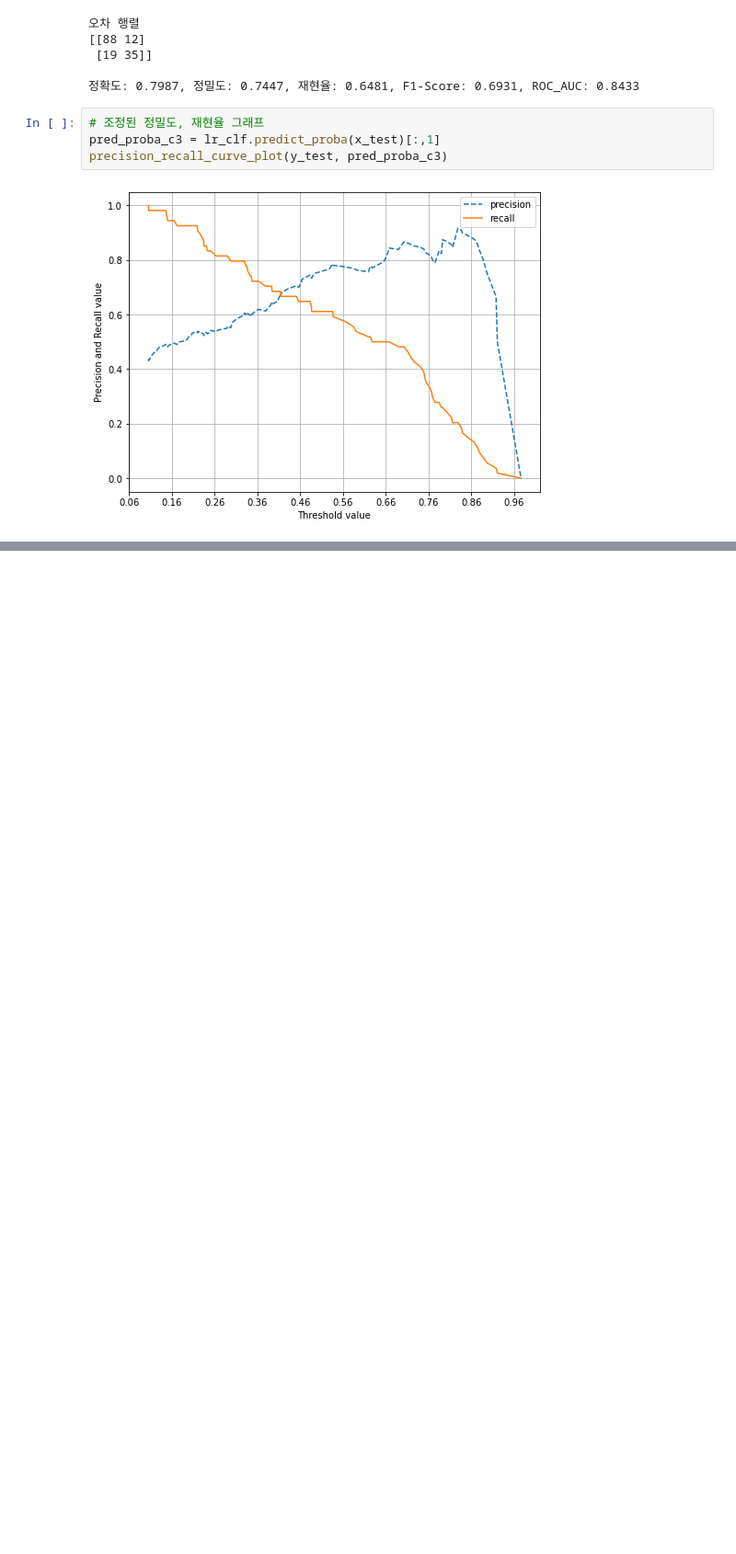
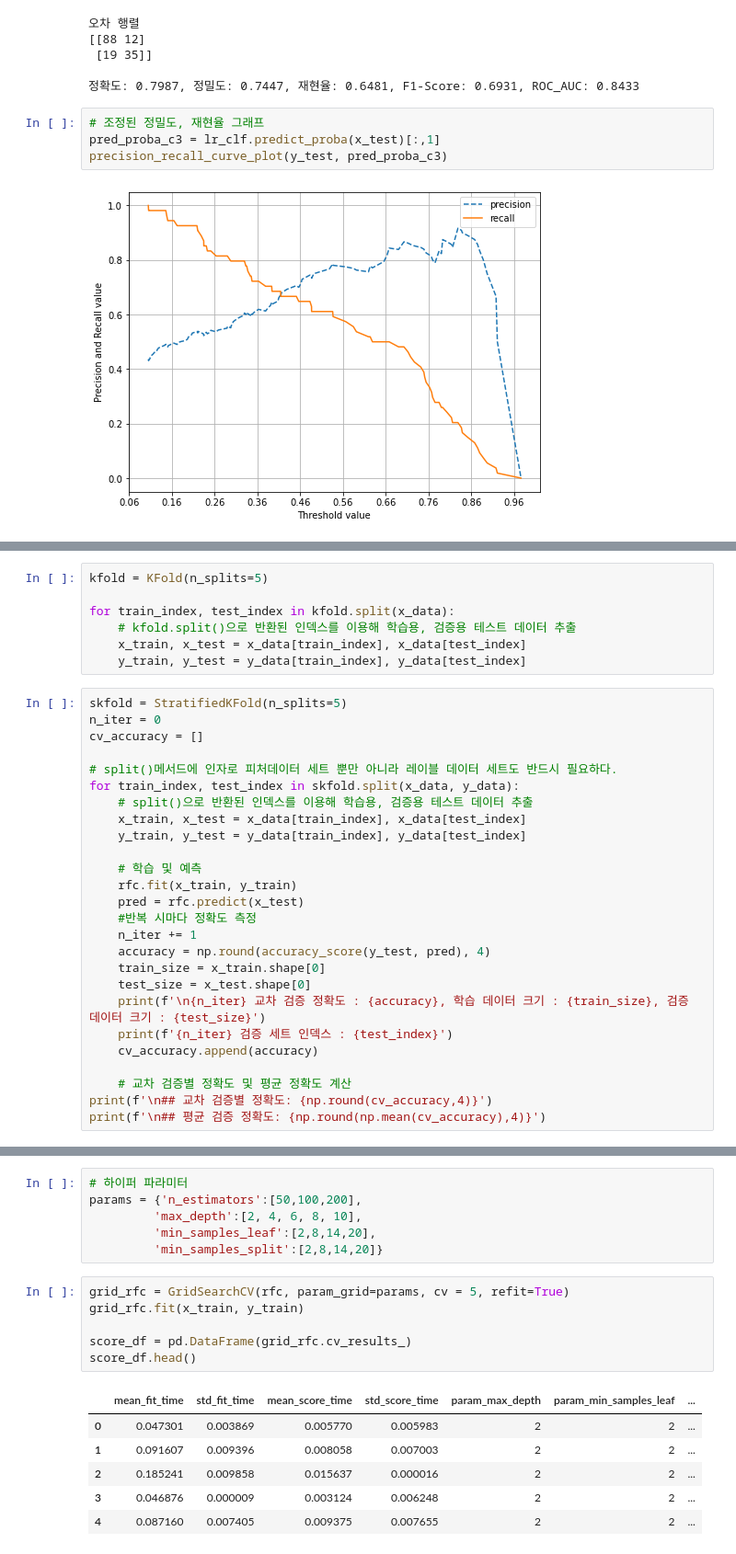
Before and after one commit to Toddbear20/Toddbear20, a Jupyter notebook: m7_모델성능 평가/분류 모델 평가.ipynb, the cells around one changed output, grey strips where cells are left out. Shown: that part at 92% size. Cells and saved outputs as stored; diff of their text form; blank space fills up the shorter version.

```diff
--- a/m7_모델성능 평가/분류 모델 평가.ipynb
+++ b/m7_모델성능 평가/분류 모델 평가.ipynb
@@ -658,0 +1003,33 @@ precision_recall_curve_plot(y_test, pred_proba_c3)
+# %%
+kfold = KFold(n_splits=5)
+
+for train_index, test_index in kfold.split(x_data):
+    # kfold.split()으로 반환된 인덱스를 이용해 학습용, 검증용 테스트 데이터 추출
+    x_train, x_test = x_data[train_index], x_data[test_index]
+    y_train, y_test = y_data[train_index], y_data[test_index]
+# %%
+skfold = StratifiedKFold(n_splits=5)
+n_iter = 0
+cv_accuracy = []
+
+# split()메서드에 인자로 피처데이터 세트 뿐만 아니라 레이블 데이터 세트도 반드시 필요하다.
+for train_index, test_index in skfold.split(x_data, y_data):
+    # split()으로 반환된 인덱스를 이용해 학습용, 검증용 테스트 데이터 추출
+    x_train, x_test = x_data[train_index], x_data[test_index]
+    y_train, y_test = y_data[train_index], y_data[test_index]
+
+    # 학습 및 예측
+    rfc.fit(x_train, y_train)
+    pred = rfc.predict(x_test)
+    #반복 시마다 정확도 측정
+    n_iter += 1
+    accuracy = np.round(accuracy_score(y_test, pred), 4)
+    train_size = x_train.shape[0]
+    test_size = x_test.shape[0]
+    print(f'\n{n_iter} 교차 검증 정확도 : {accuracy}, 학습 데이터 크기 : {train_size}, 검증 데이터 크기 : {test_size}')
+    print(f'{n_iter} 검증 세트 인덱스 : {test_index}')
+    cv_accuracy.append(accuracy)
+
+    # 교차 검증별 정확도 및 평균 정확도 계산
+print(f'\n## 교차 검증별 정확도: {np.round(cv_accuracy,4)}')
+print(f'\n## 평균 검증 정확도: {np.round(np.mean(cv_accuracy),4)}')
@@ -658,0 +1062,19 @@ precision_recall_curve_plot(y_test, pred_proba_c3)
+# %%
+# 하이퍼 파라미터
+params = {'n_estimators':[50,100,200],
+         'max_depth':[2, 4, 6, 8, 10],
+         'min_samples_leaf':[2,8,14,20],
+         'min_samples_split':[2,8,14,20]}
+# %%
+grid_rfc = GridSearchCV(rfc, param_grid=params, cv = 5, refit=True)
+grid_rfc.fit(x_train, y_train)
+
+score_df = pd.DataFrame(grid_rfc.cv_results_)
+score_df.head()
+# %% [output]
+|  | mean_fit_time | std_fit_time | mean_score_time | std_score_time | param_max_depth | param_min_samples_leaf | ... |
+| 0 | 0.047301 | 0.003869 | 0.005770 | 0.005983 | 2 | 2 | ... |
+| 1 | 0.091607 | 0.009396 | 0.008058 | 0.007003 | 2 | 2 | ... |
+| 2 | 0.185241 | 0.009858 | 0.015637 | 0.000016 | 2 | 2 | ... |
+| 3 | 0.046876 | 0.000009 | 0.003124 | 0.006248 | 2 | 2 | ... |
+| 4 | 0.087160 | 0.007405 | 0.009375 | 0.007655 | 2 | 2 | ... |
```
Also changed, not shown: parts of 31 cells of this notebook, 3 other files.
